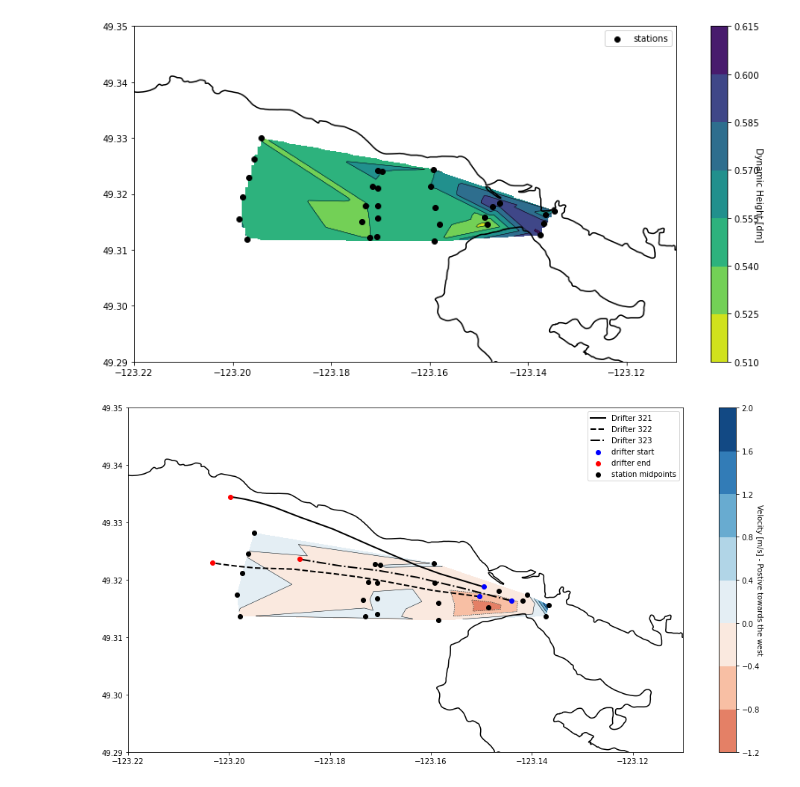
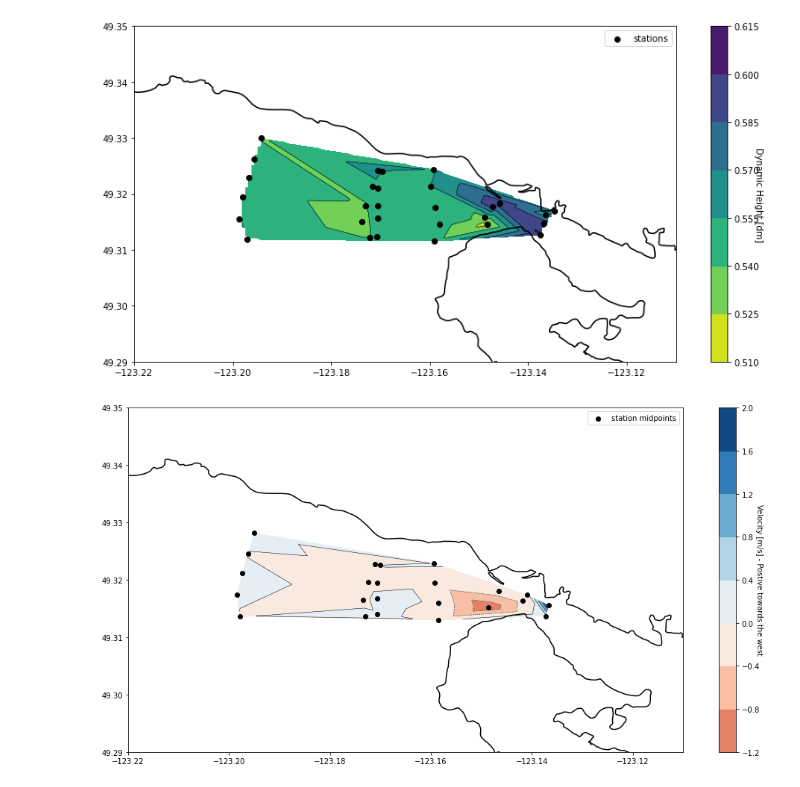
Before and after one commit to rbeutel/EOSC573, a Jupyter notebook: project/CTDanalysis.ipynb, the cells around one changed output. Cells and saved outputs as stored; diff of their text form; code cells hidden in the pictures.

```diff
--- a/project/CTDanalysis.ipynb
+++ b/project/CTDanalysis.ipynb
@@ -763,38 +764,38 @@ fig, ax = plt.subplots(figsize=(14, 7))
 plt.contour(xi, yi, zi, linewidths=0.5, colors='k')
 plt.contourf(xi, yi, zi, cmap="RdBu", vmin=-2, vmax=2)
 cbar = plt.colorbar()
 cbar.ax.set_ylabel('Velocity [m/s] - Postive towards the west', rotation=270)
 
 # #ADD QUIVER plot
 # ngridx = 15
 # ngridy = 15
 # xi = np.linspace(min(surface.lon),max(surface.lon), ngridx)
 # yi = np.linspace(min(surface.lat),max(surface.lat), ngridy)
 
 # # Linearly interpolate the data (x, y) on a grid defined by (xi, yi).
 # zi = griddata((V[1], V[2]),Vsur, (xi[None, :], yi[:, None]), method='linear')
 # dx,dy=np.gradient(zi) #gradient doesnt make sense as it amplifies the negative to postive changes
 # plt.quiver(xi,yi,dx,dy)
 
-#ADD drifters
-plt.plot(drift[2].lon,drift[2].lat,'k-',label='Drifter '+str(drift[2].id),zorder=1, linewidth ='2')
-plt.plot(drift[0].lon,drift[0].lat,'k--',label='Drifter '+str(drift[0].id),zorder=1, linewidth ='2')
-plt.plot(drift[1].lon,drift[1].lat,'k-.',label='Drifter '+str(drift[1].id),zorder=1, linewidth ='2')
-plt.scatter([drift[2].lon[0],drift[0].lon[0],drift[1].lon[0]],[drift[2].lat[0],drift[0].lat[0],drift[1].lat[0]],c='b', label='drifter start',zorder=2)
-plt.scatter([drift[2].lon[-1],drift[0].lon[-1],drift[1].lon[-1]],[drift[2].lat[-1],drift[0].lat[-1],drift[1].lat[-1]],c='r', label='drifter end',zorder=2)
-plt.legend()
+# #ADD drifters
+# plt.plot(drift[2].lon,drift[2].lat,'k-',label='Drifter '+str(drift[2].id),zorder=1, linewidth ='2')
+# plt.plot(drift[0].lon,drift[0].lat,'k--',label='Drifter '+str(drift[0].id),zorder=1, linewidth ='2')
+# plt.plot(drift[1].lon,drift[1].lat,'k-.',label='Drifter '+str(drift[1].id),zorder=1, linewidth ='2')
+# plt.scatter([drift[2].lon[0],drift[0].lon[0],drift[1].lon[0]],[drift[2].lat[0],drift[0].lat[0],drift[1].lat[0]],c='b', label='drifter start',zorder=2)
+# plt.scatter([drift[2].lon[-1],drift[0].lon[-1],drift[1].lon[-1]],[drift[2].lat[-1],drift[0].lat[-1],drift[1].lat[-1]],c='r', label='drifter end',zorder=2)
+# plt.legend()
 
 plt.xlim([-123.22, -123.11])
 plt.ylim([49.29,49.35])
 #plt.title('DENSITY\nTransect 4')
 
 ax.plot(x, y, 'k')
 ax.scatter(midlon, midlat, c='k', label='station midpoints')
 ax.set_aspect(5/4.4)
 ax.legend()
 
 plt.tight_layout()
 
 plt.savefig('Velocity.png')
 # %% [output]
-[figure, old version]
+[figure, new version]
```
Also changed, not shown: parts of 12 cells of this notebook, 8 other files.
